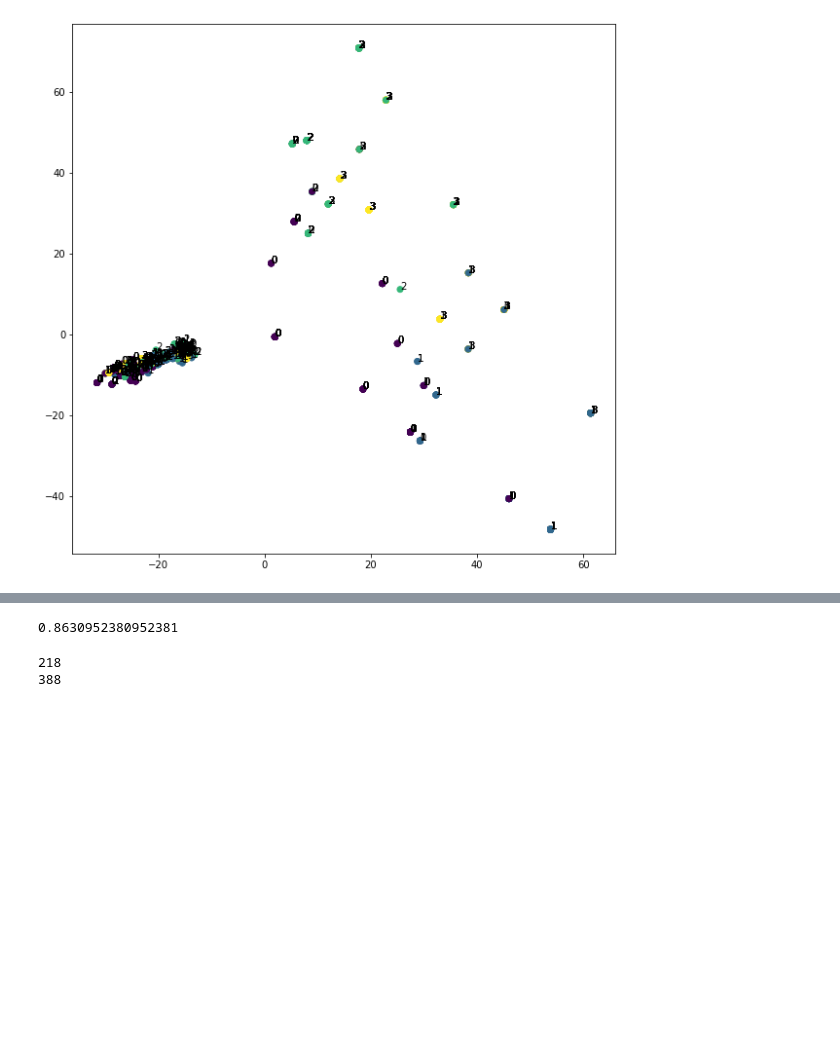
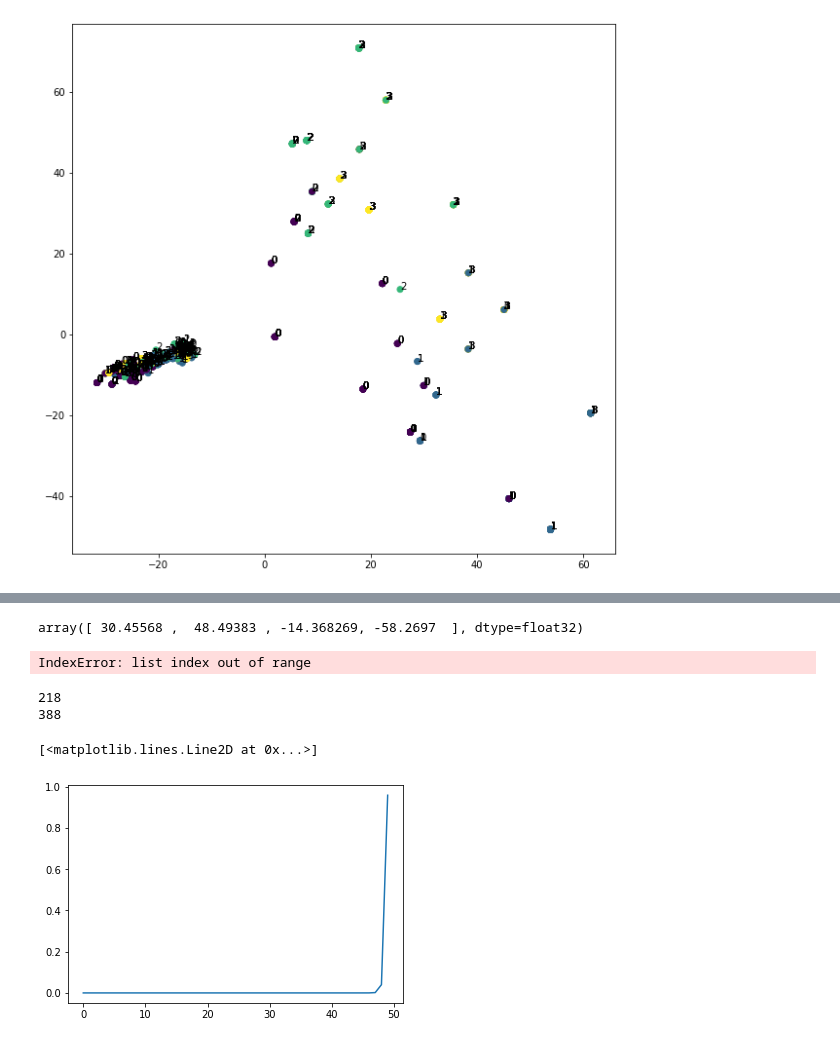
Before and after one commit to alisha-menon/Exploration_of_HDCRORB_in_2DMap, a Jupyter notebook: NN HDC Vector Analysis.ipynb, the cells around one changed output, grey strips where cells are left out. Drawn from its saved outputs; the diff is of its cells as text; code cells hidden in the pictures; blank space fills up the shorter version.

```diff
--- a/NN HDC Vector Analysis.ipynb
+++ b/NN HDC Vector Analysis.ipynb
@@ -72,20 +85,25 @@ Epoch 2/2
 # %%
 features_test = tf.convert_to_tensor(X_test)
 preds = model.predict(features_test)
+# %%
+preds[0]
+# %% [output]
+array([ 30.45568 ,  48.49383 , -14.368269, -58.2697  ], dtype=float32)
 # %%
 correct = 0
 for i in range(len(y_test)):
     ans = 0
     while not all(actuator_vecs[ans]==y_test[i]):
         ans+=1
-    dists = np.matmul(actuator_vecs, preds[i], dtype='float32')
+    bipolar_pred = [1 if x > 0 else -1 for x in preds[i]]
+    dists = np.matmul(actuator_vecs, bipolar_pred, dtype='float32')
     if np.argmax(dists) == ans:
         correct += 1
 #     else:
 #         print(cs, ans)
 correct/len(preds)
 # %% [output]
-0.8630952380952381
+IndexError: list index out of range
 # %%
 for i in range(1000):
     softmax_param = 7.79
@@ -99,3 +117,8 @@ for i in range(1000):
 # %% [output]
 218
 388
+# %%
+plt.plot(softmax(np.linspace(-10, 10)*7.79))
+# %% [output]
+[<matplotlib.lines.Line2D at 0x...>]
+[figure, added]
```
Also changed, not shown: parts of 7 cells of this notebook, 3 other files.
